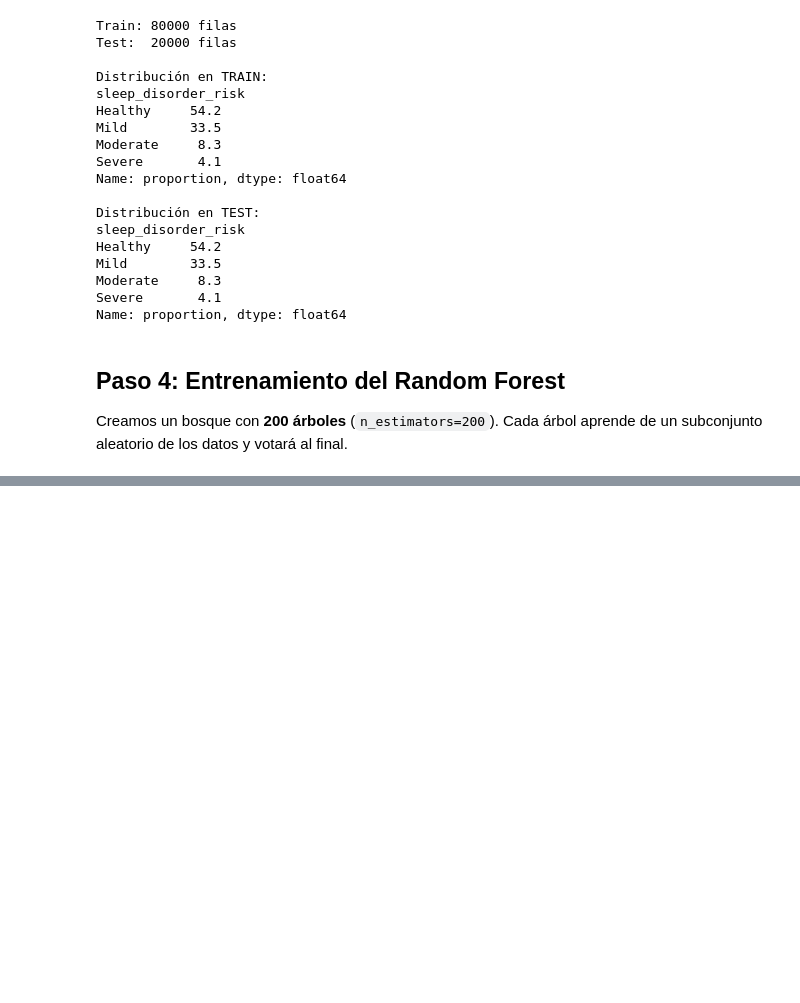
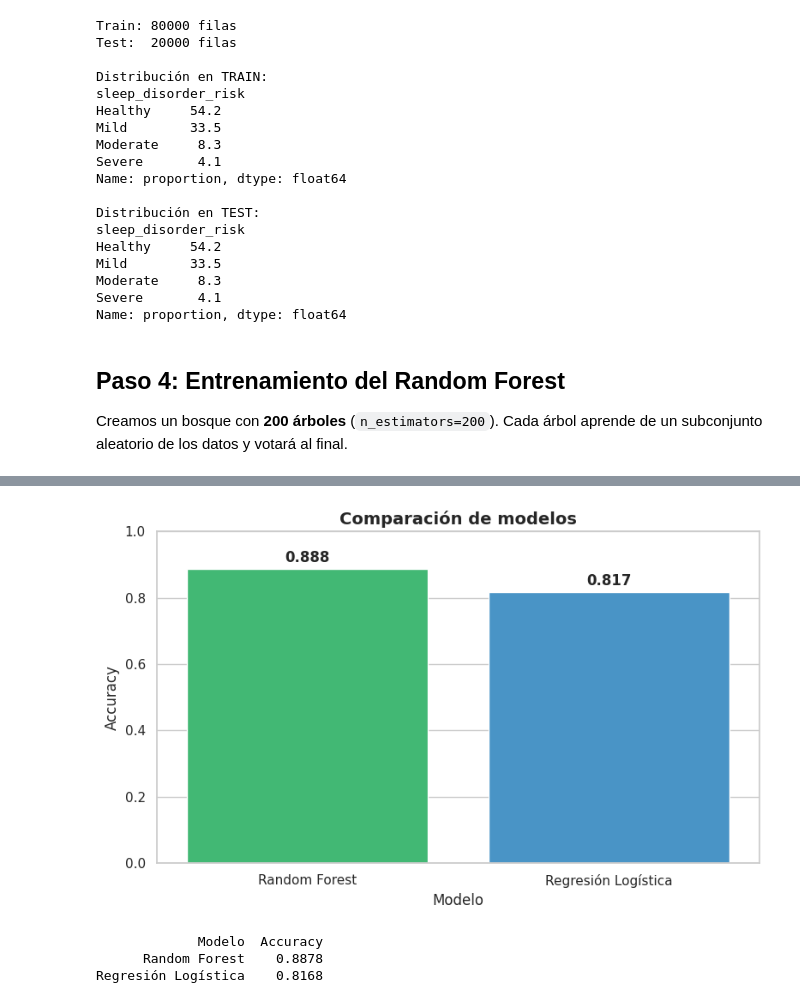
Before and after one commit to R3vival/Intro_Ciencia_De_Datos_Trabajo, a Jupyter notebook: Trabajo_Final_Intro_DC.ipynb, the cells around one changed output, grey strips where cells are left out. Saved outputs shown, nothing was run; the diff lists cells and outputs as text; code cells hidden in the pictures; blank space fills up the shorter version.

```diff
--- a/Trabajo_Final_Intro_DC.ipynb
+++ b/Trabajo_Final_Intro_DC.ipynb
@@ -825,0 +966,27 @@ Accuracy en TEST: 0.8878
+# %%
+# ---------------------------------------------------------
+# Comparación final de ambos modelos
+# ---------------------------------------------------------
+comparacion = pd.DataFrame({
+    'Modelo': ['Random Forest', 'Regresión Logística'],
+    'Accuracy': [
+        accuracy_score(y_test, y_pred_rf),
+        accuracy_score(y_test, y_pred_lr)
+    ]
+})
+
+plt.figure(figsize=(8, 5))
+sns.barplot(data=comparacion, x='Modelo', y='Accuracy', palette=['#2ecc71', '#3498db'])
+plt.title('Comparación de modelos', fontsize=14, fontweight='bold')
+plt.ylim(0, 1)
+for i, v in enumerate(comparacion['Accuracy']):
+    plt.text(i, v + 0.02, f'{v:.3f}', ha='center', fontweight='bold')
+plt.tight_layout()
+plt.show()
+
+print(comparacion.to_string(index=False))
+# %% [output]
+[figure, added]
+             Modelo  Accuracy
+      Random Forest    0.8878
+Regresión Logística    0.8168
```
Also changed, not shown: parts of 21 cells of this notebook.
